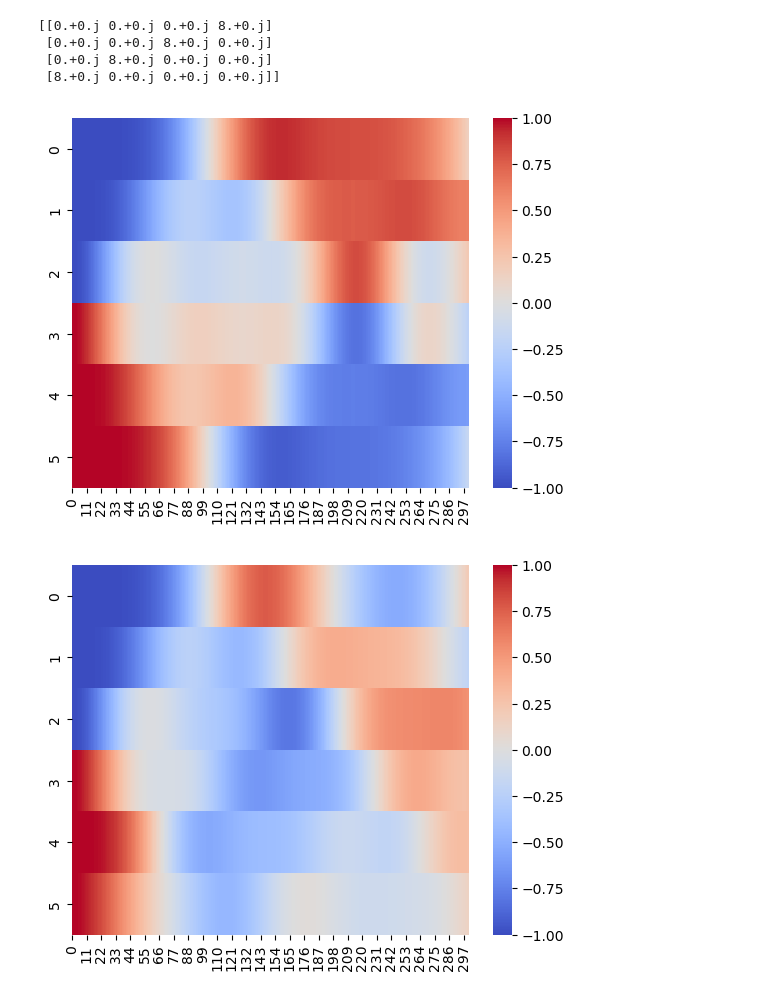
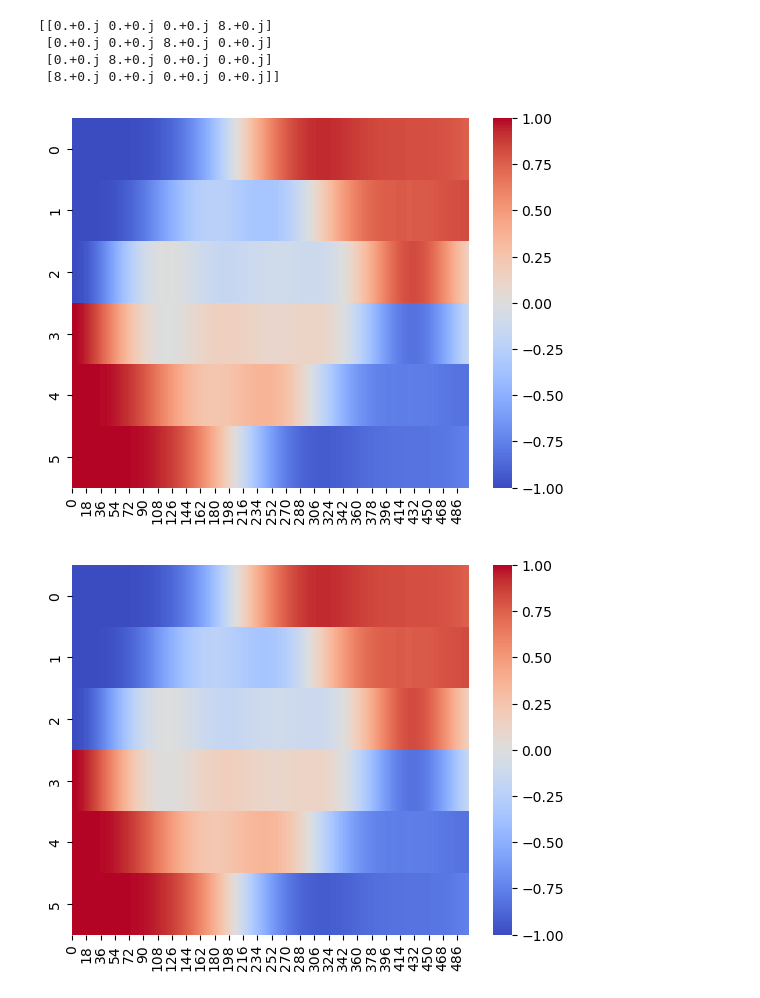
Before and after one commit to Zao-0/QuSim_on_digital_quantum_computer, a Jupyter notebook: Demo.ipynb, the cells around one changed output. Saved outputs shown, nothing was run; the diff lists cells and outputs as text; code cells hidden in the pictures.

```diff
--- a/Demo.ipynb
+++ b/Demo.ipynb
@@ -59,7 +59,7 @@ def get_trotter_Hamiltonian(N,J,U,h_list):
     assert N==len(h_list)
     evens = []
     odds = []
-    for i in range(N):
+    for i in range(N-1):
         if i%2==0:
             evens.append(i)
         else:
@@ -105,8 +108,8 @@ h = 0
 #h = 1.5
 h_list = [i*h for i in range(N)]
 
-T = 3
-t_step = 300
+T = 2.5
+t_step = 500
 s = 0
 #s = 1
 # %%
@@ -115,36 +118,38 @@ H = get_Hamiltonian(N,J,U,h_list)
 eH = exact_diag(H.as_sparse_matrix(N),T,t_step)
 q = get_initial_state(N,s)
 local_mag = np.zeros([N,t_step+1])
+ref_state = []
 
 for i in range(N):
     local_mag[i][0] = q.local_magnetism(i)
 for j in range(t_step):
-    q.time_evolution(eH)
+    ref_state.append(q.time_evolution(eH))
     for i in range(N):
         local_mag[i][j+1] = q.local_magnetism(i)
 ax = sns.heatmap(local_mag,annot = False,cmap='coolwarm')
 #ax.set_yticks([i*T/t_step for i in range(t_step+1)])
 plt.show()
 # %% [output]
-[figure, old version]
+[figure, new version]
 # %%
 # basic trotter
 H_list = get_trotter_Hamiltonian(N,J,U,h_list)
 eH = basic_trotter(H_list,T,t_step,N)
 q = get_initial_state(N,s)
 local_mag = np.zeros([N,t_step+1])
+basic_state = []
 
 for i in range(N):
     local_mag[i][0] = q.local_magnetism(i)
 for j in range(t_step):
-    q.time_evolution(eH)
+    basic_state.append(q.time_evolution(eH))
     for i in range(N):
         local_mag[i][j+1] = q.local_magnetism(i)
 ax = sns.heatmap(local_mag,annot = False,cmap='coolwarm')
 #ax.set_yticks([i*T/t_step for i in range(t_step+1)])
 plt.show()
 # %% [output]
-[figure, old version]
+[figure, new version]
 # %%
 # symetric trotter
 H_list = get_trotter_Hamiltonian(N,J,U,h_list)
```
Also changed, not shown: parts of 6 cells of this notebook.
